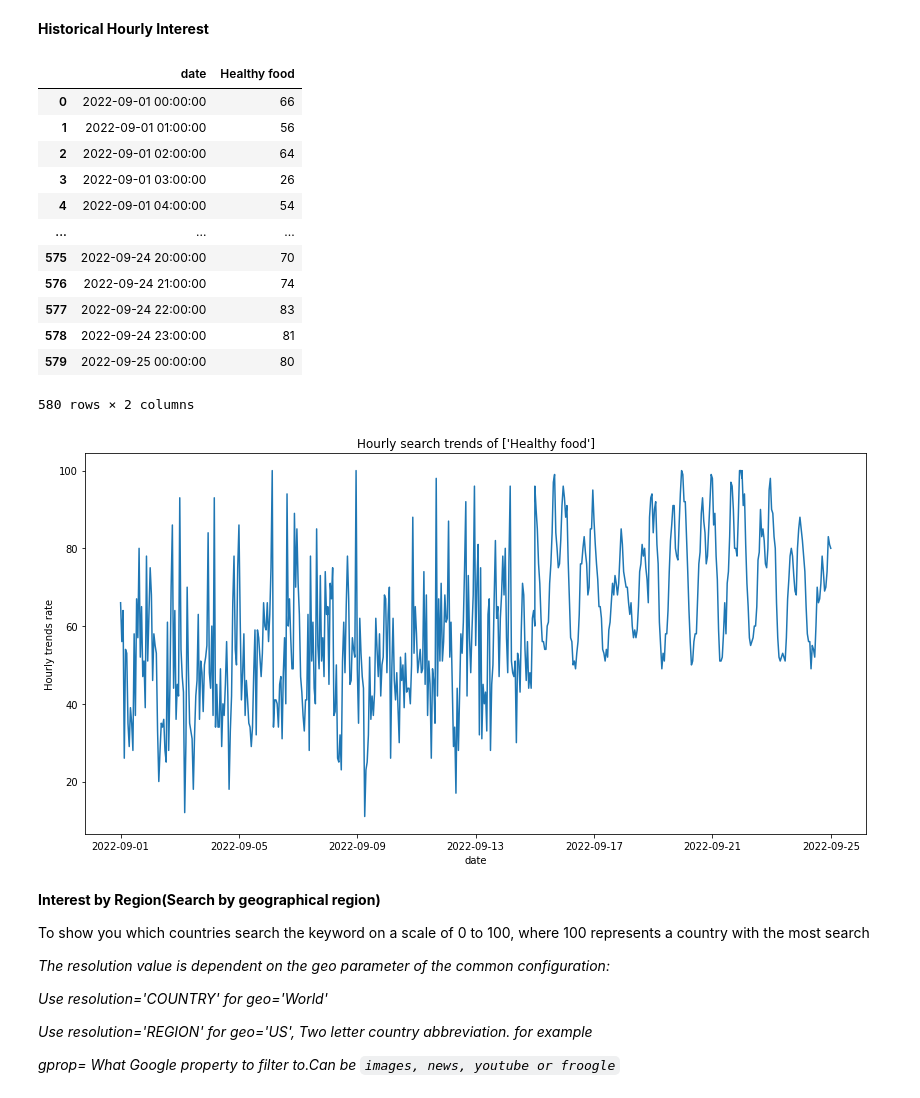
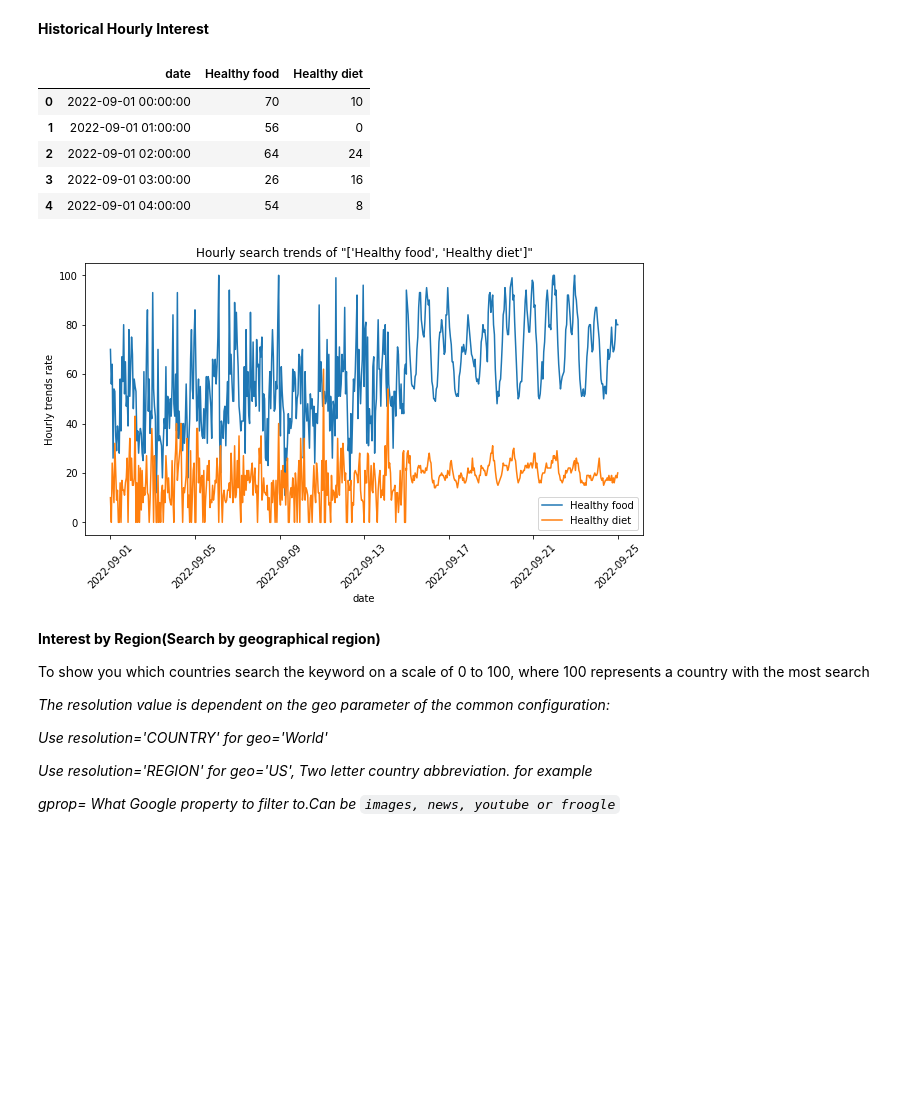
Before and after one commit to mrchapagain/GoogleTrendAnalytics, a Jupyter notebook: GoogleTrends.ipynb, the cells around one changed output. Cells and saved outputs as stored; diff of their text form; code cells hidden in the pictures; blank space fills up the shorter version.

```diff
--- a/GoogleTrends.ipynb
+++ b/GoogleTrends.ipynb
@@ -85,22 +70,32 @@ trends= google_trend()
 - Suggestions: returns a list of additional suggested keywords that can be used to refine a trend search.
 # %%
 # Function to Disply in the figure
-def displayfig(x, y, title, x_label, y_label):
+def display_lineplot(df, x, kw_list, title, x_label, y_label):
     """ The function will take x & value including title, x_label & y_label then display the figure"""
-    plt.figure(figsize= (10, 5))
-    plt.plot(x,y)
+    fig, ax = plt.subplots(figsize= (10, 5))  # Create a figure containing a single axes. Alt-figsize= (10, 5)#, layout='constrained'
+
+    # loop over columns to dorw line-plot and add to the figure
+    for col in kw_list:
+      ax.plot(df[x], df[col], label = col)
+
     plt.title(title)
     plt.xlabel(x_label)
     plt.ylabel(y_label)
+    plt.xticks(rotation=45)
+    plt.legend()  # Add a legend.
     plt.show()
 
-def display_barplot(df, x_col, height_col, title):
-  plt.figure(figsize=(10, 5))
+def display_barplot(df, x_col, kw_list, title):
+  fig, ax = plt.subplots(figsize= (10, 5))
+
+  # loop over columns to dorw line-plot and add to the figure
+  for col in kw_list:
+    ax.bar(df[x_col], df[col], label= col, color ='blue', width = 0.4)#
+
   plt.title(title, fontsize=12)
-  plt.bar(df[x_col], df[height_col], color ='blue', width = 0.4)#{"Neutral": "blue", "Negetive": "red", "Positive": "green"}
-  plt.xticks(rotation=20)
+  plt.xticks(rotation=45)
   plt.xlabel(x_col)
-  plt.ylabel(height_col)
+  plt.ylabel("Values")
   plt.show()
 # %% [markdown]
 ***Interest Over Time***
@@ -131,37 +125,24 @@ displayfig(x=data_over_time["date"], y=data_over_time.iloc[:, 1], title= f'Keywo
 # %%
 # Function for Historical hourly interest
 def gt_hh_trends():
-  trends= gt_playload()
   # Historical Hourly Interest (The hourly interest of the keyword)
   hourly_trends= trends.get_historical_interest(kw_list, year_start=2022, month_start=9, day_start=1, hour_start=0, year_end=2022, month_end=9, day_end=25, hour_end=0, cat=0, sleep=0)
   hourly_trends = hourly_trends.reset_index().drop(columns='isPartial')
   return hourly_trends[hourly_trends[kw_list[0]]> 0]
 
-display(gt_hh_trends())
+data_hourly_trends=gt_hh_trends()
+display(data_hourly_trends.head())
 
-# Disply in the figure
-hourly_trends= gt_hh_trends()
-plt.figure(figsize= (14, 7))
-plt.plot(hourly_trends["date"], hourly_trends.iloc[:, 1])
-plt.title("Hourly search trends of {kw_list}".format(kw_list=kw_list))
-plt.xlabel("date")
-plt.ylabel("Hourly trends rate")
-plt.show()
+# Disply figure as lineplot
+display_lineplot(data_hourly_trends, "date", ["Healthy food", "Healthy diet"], title= f'Hourly search trends of "{kw_list}"', x_label= "date", y_label="Hourly trends rate")
 # %% [output]
-|  | date | Healthy food |
-| 0 | 2022-09-01 00:00:00 | 66 |
-| 1 | 2022-09-01 01:00:00 | 56 |
-| 2 | 2022-09-01 02:00:00 | 64 |
-| 3 | 2022-09-01 03:00:00 | 26 |
-| 4 | 2022-09-01 04:00:00 | 54 |
-| ... | ... | ... |
-| 575 | 2022-09-24 20:00:00 | 70 |
-| 576 | 2022-09-24 21:00:00 | 74 |
-| 577 | 2022-09-24 22:00:00 | 83 |
-| 578 | 2022-09-24 23:00:00 | 81 |
-| 579 | 2022-09-25 00:00:00 | 80 |
+|  | date | Healthy food | Healthy diet |
+| 0 | 2022-09-01 00:00:00 | 70 | 10 |
+| 1 | 2022-09-01 01:00:00 | 56 | 0 |
+| 2 | 2022-09-01 02:00:00 | 64 | 24 |
+| 3 | 2022-09-01 03:00:00 | 26 | 16 |
+| 4 | 2022-09-01 04:00:00 | 54 | 8 |
-580 rows × 2 columns
-[figure, old version]
+[figure, new version]
 # %% [markdown]
 **Interest by Region(Search by geographical region)**
 
```
Also changed, not shown: parts of 7 cells of this notebook.
